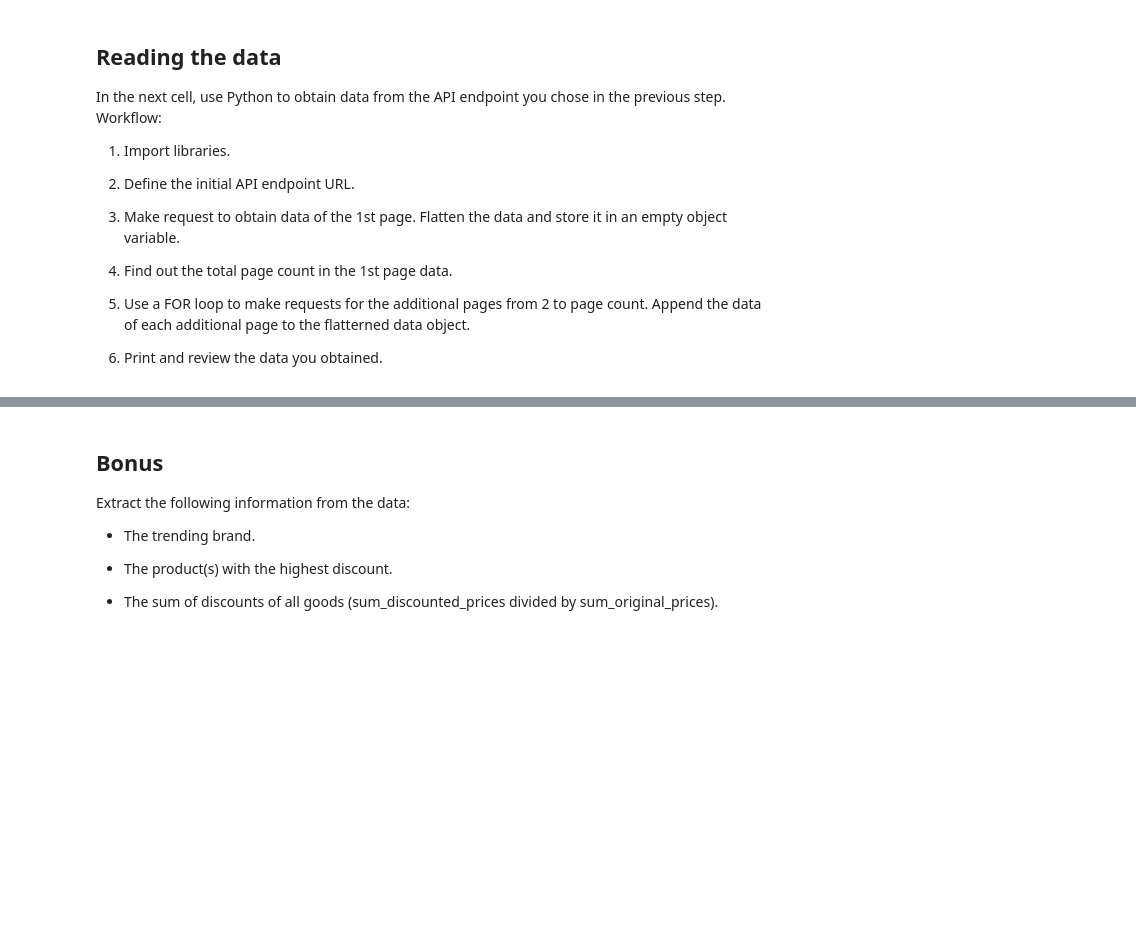
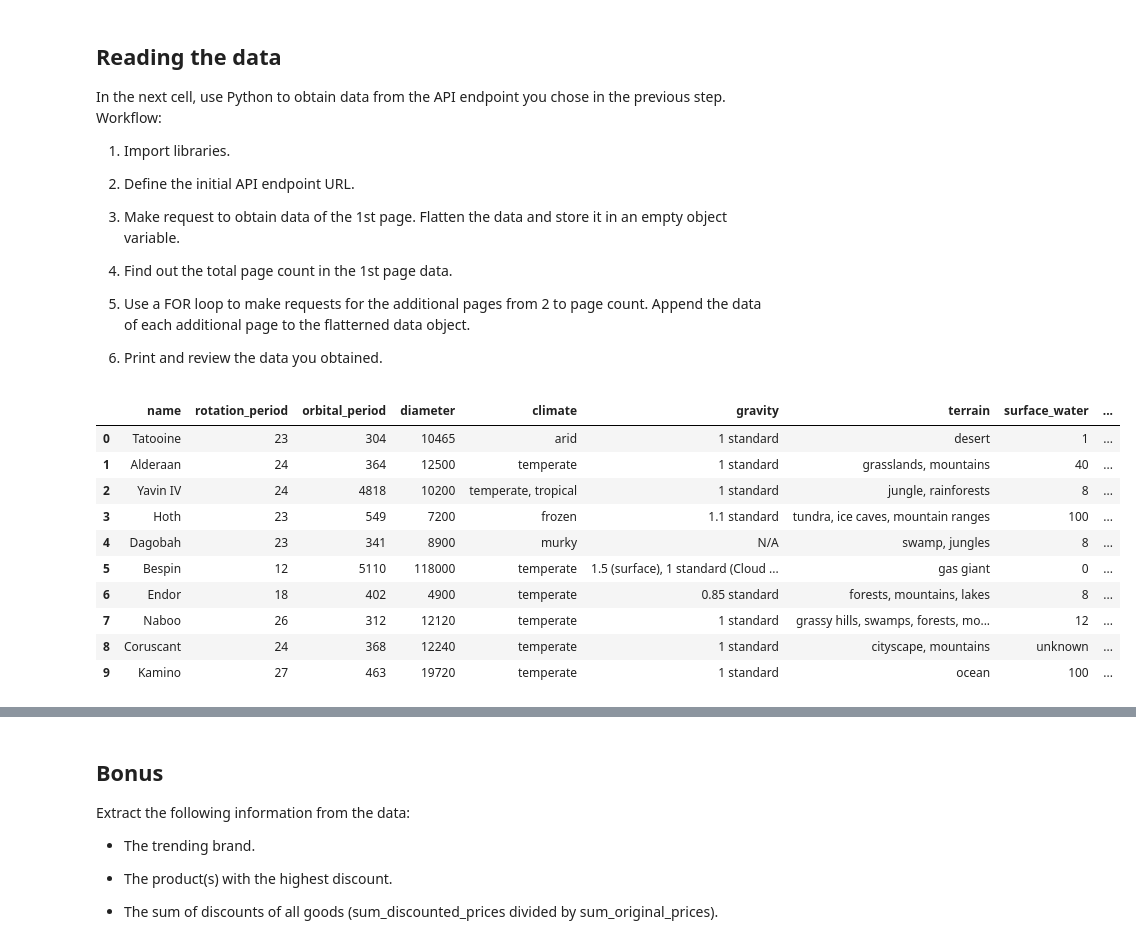
Before and after one commit to iserranoz/datamex_102020, a Jupyter notebook: module-1/lab-parsing-api/your-code/main.ipynb, the cells around one changed output, grey strips where cells are left out. Saved outputs shown, nothing was run; the diff lists cells and outputs as text; code cells hidden in the pictures; blank space fills up the shorter version.

```diff
--- a/module-1/lab-parsing-api/your-code/main.ipynb
+++ b/module-1/lab-parsing-api/your-code/main.ipynb
@@ -75,0 +74,4 @@ nested_columns = []
+# %%
+url_planetas = 'https://swapi.dev/api/planets/'
+response = requests.get(url_planetas)
+response
@@ -75,0 +80,2 @@ nested_columns = []
+# %%
+star_planets = requests.get(url_planetas).json()
@@ -89,3 +139,19 @@ In the next cell, use Python to obtain data from the API endpoint you chose in t
 1. Use a FOR loop to make requests for the additional pages from 2 to page count. Append the data of each additional page to the flatterned data object.
 
 1. Print and review the data you obtained.
+# %%
+df_p = json_normalize(star_planets['results'])
+# %%
+df_p
+# %% [output]
+|  | name | rotation_period | orbital_period | diameter | climate | gravity | terrain | surface_water | ... |
+| 0 | Tatooine | 23 | 304 | 10465 | arid | 1 standard | desert | 1 | ... |
+| 1 | Alderaan | 24 | 364 | 12500 | temperate | 1 standard | grasslands, mountains | 40 | ... |
+| 2 | Yavin IV | 24 | 4818 | 10200 | temperate, tropical | 1 standard | jungle, rainforests | 8 | ... |
+| 3 | Hoth | 23 | 549 | 7200 | frozen | 1.1 standard | tundra, ice caves, mountain ranges | 100 | ... |
+| 4 | Dagobah | 23 | 341 | 8900 | murky | N/A | swamp, jungles | 8 | ... |
+| 5 | Bespin | 12 | 5110 | 118000 | temperate | 1.5 (surface), 1 standard (Cloud ... | gas giant | 0 | ... |
+| 6 | Endor | 18 | 402 | 4900 | temperate | 0.85 standard | forests, mountains, lakes | 8 | ... |
+| 7 | Naboo | 26 | 312 | 12120 | temperate | 1 standard | grassy hills, swamps, forests, mo... | 12 | ... |
+| 8 | Coruscant | 24 | 368 | 12240 | temperate | 1 standard | cityscape, mountains | unknown | ... |
+| 9 | Kamino | 27 | 463 | 19720 | temperate | 1 standard | ocean | 100 | ... |
```
Also changed, not shown: parts of 21 cells of this notebook, 2 other files.
